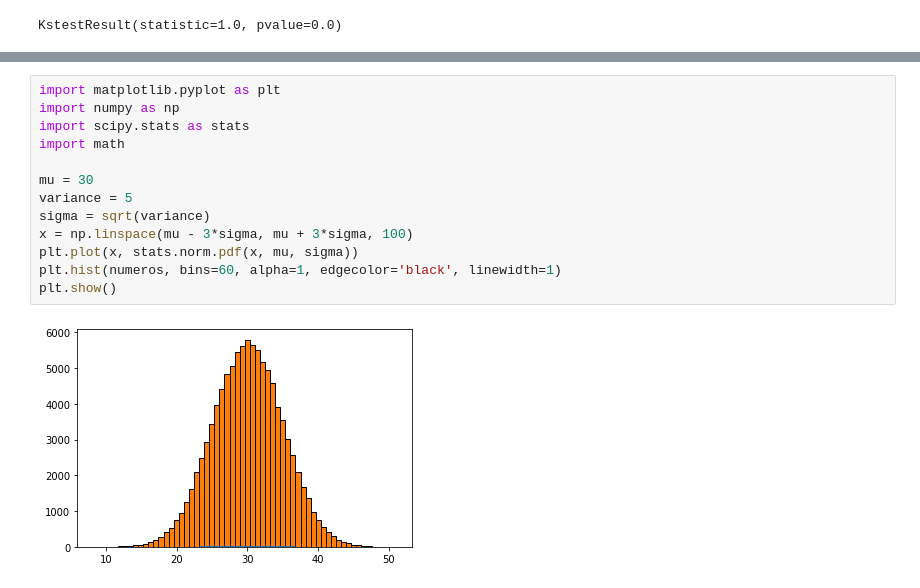
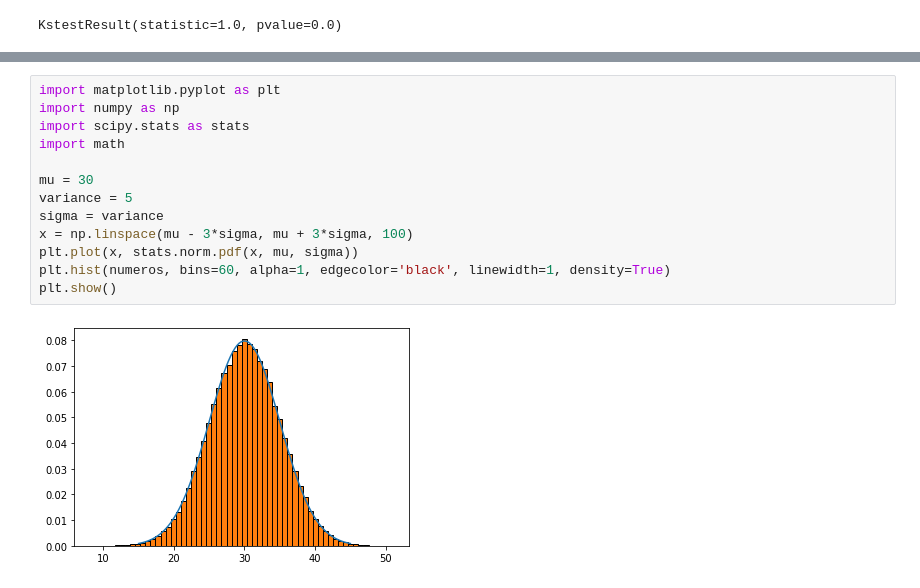
Before and after one commit to matiscakosky/simulhav, a Jupyter notebook: tp1.ipynb, the cells around one changed output, grey strips where cells are left out. Cells and saved outputs as stored; diff of their text form.

```diff
--- a/tp1.ipynb
+++ b/tp1.ipynb
@@ -605,15 +605,15 @@ KstestResult(statistic=0.0034093457053632203, pvalue=0.19499450065928114)
 # %%
 import matplotlib.pyplot as plt
 import numpy as np
 import scipy.stats as stats
 import math
 
 mu = 30
 variance = 5
-sigma = sqrt(variance)
+sigma = variance
 x = np.linspace(mu - 3*sigma, mu + 3*sigma, 100)
 plt.plot(x, stats.norm.pdf(x, mu, sigma))
-plt.hist(numeros, bins=60, alpha=1, edgecolor='black', linewidth=1)
+plt.hist(numeros, bins=60, alpha=1, edgecolor='black', linewidth=1, density=True)
 plt.show()
 # %% [output]
-[figure, old version]
+[figure, new version]
```
Also changed, not shown: parts of 4 cells of this notebook.
